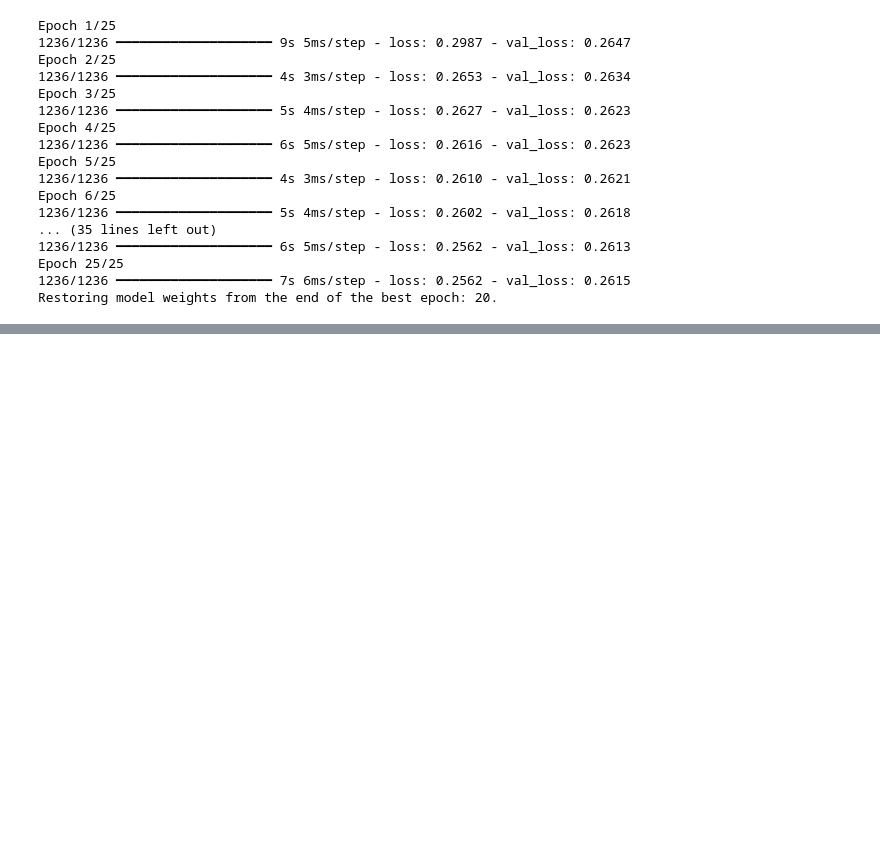
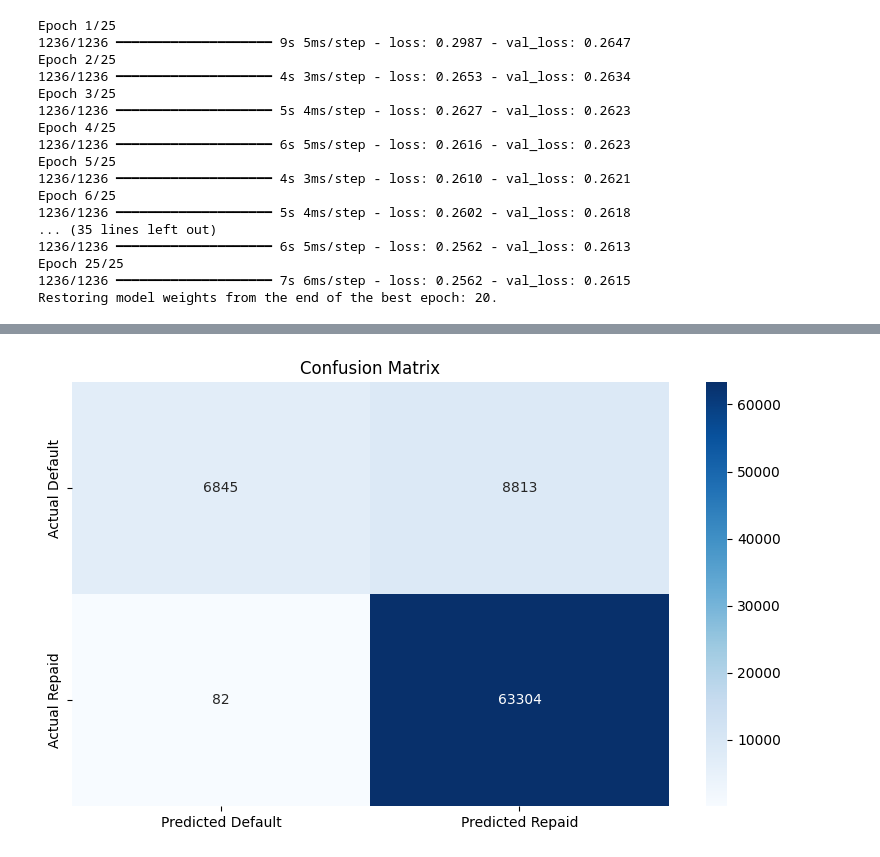
Before and after one commit to yeasiny71/lending-club-loan-prediction, a Jupyter notebook: notebooks/loan_prediction.ipynb, the cells around one changed output, grey strips where cells are left out. Drawn from its saved outputs; the diff is of its cells as text; code cells hidden in the pictures; blank space fills up the shorter version.

```diff
--- a/notebooks/loan_prediction.ipynb
+++ b/notebooks/loan_prediction.ipynb
@@ -902,0 +920,3 @@ model.save('../models/loan_prediction_model.keras')
+# %%
+# Get predicted probabilities then round to 0 or 1
+predictions = (model.predict(X_test) > 0.5).astype(int)
@@ -902,0 +937,11 @@ model.save('../models/loan_prediction_model.keras')
+# %%
+cm = confusion_matrix(y_test, predictions)
+
+plt.figure(figsize=(8, 5))
+sns.heatmap(cm, annot=True, fmt='d', cmap='Blues',
+            xticklabels=['Predicted Default', 'Predicted Repaid'],
+            yticklabels=['Actual Default', 'Actual Repaid'])
+plt.title('Confusion Matrix')
+plt.tight_layout()
+# %% [output]
+[figure, added]
```
Also changed, not shown: parts of 8 cells of this notebook.
